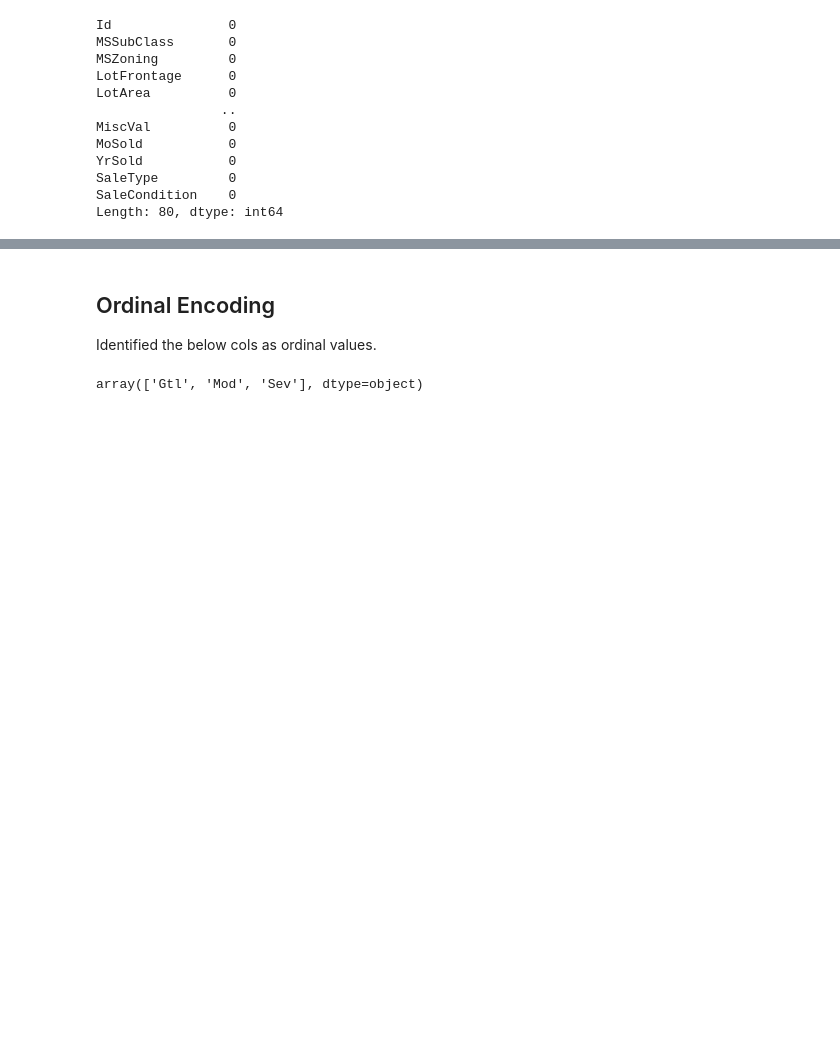
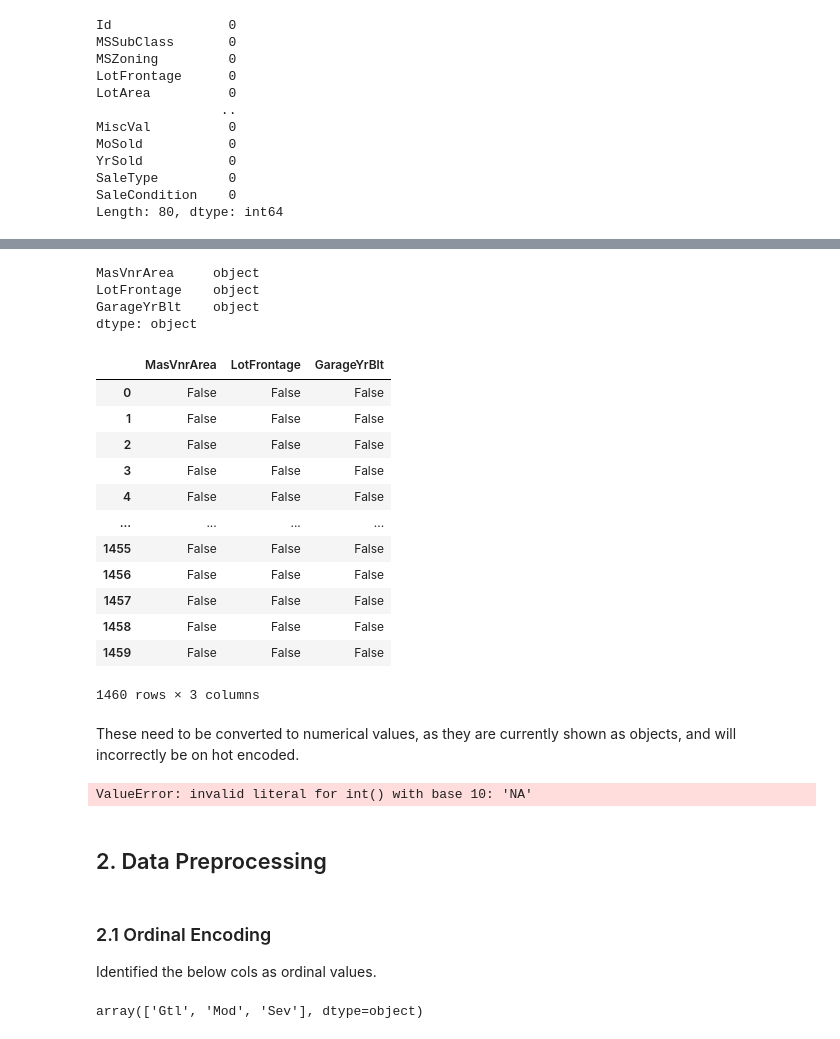
Before and after one commit to Mark-Barbaric/Kaggle, a Jupyter notebook: housing/housing_workbook.ipynb, the cells around one changed output, grey strips where cells are left out. Drawn from its saved outputs; the diff is of its cells as text; code cells hidden in the pictures; blank space fills up the shorter version.

Commit message:
working on data preprocessing.

```diff
--- a/housing/housing_workbook.ipynb
+++ b/housing/housing_workbook.ipynb
@@ -87,5 +103,38 @@ Length: 80, dtype: int64
+# %%
+train_df[numerical_cols].dtypes
+# %% [output]
+MasVnrArea     object
+LotFrontage    object
+GarageYrBlt    object
+dtype: object
+# %%
+mask = (train_df[numerical_cols] == "NA")
+train_df[mask]
+# %% [output]
+|  | MasVnrArea | LotFrontage | GarageYrBlt |
+| 0 | False | False | False |
+| 1 | False | False | False |
+| 2 | False | False | False |
+| 3 | False | False | False |
+| 4 | False | False | False |
+| ... | ... | ... | ... |
+| 1455 | False | False | False |
+| 1456 | False | False | False |
+| 1457 | False | False | False |
+| 1458 | False | False | False |
+| 1459 | False | False | False |
+1460 rows × 3 columns
+# %% [markdown]
+These need to be converted to numerical values, as they are currently shown as objects, and will incorrectly be on hot encoded.
+# %%
+train_df[numerical_cols] = train_df[numerical_cols].astype(int)
+train_df[numerical_cols].dtypes
+# %% [output]
+ValueError: invalid literal for int() with base 10: 'NA'
+# %% [markdown]
+## 2. Data Preprocessing
 # %% [markdown]
-## Ordinal Encoding
+### 2.1 Ordinal Encoding
 
 Identified the below cols as ordinal values.
 # %%
```
Also changed, not shown: parts of 16 cells of this notebook.
